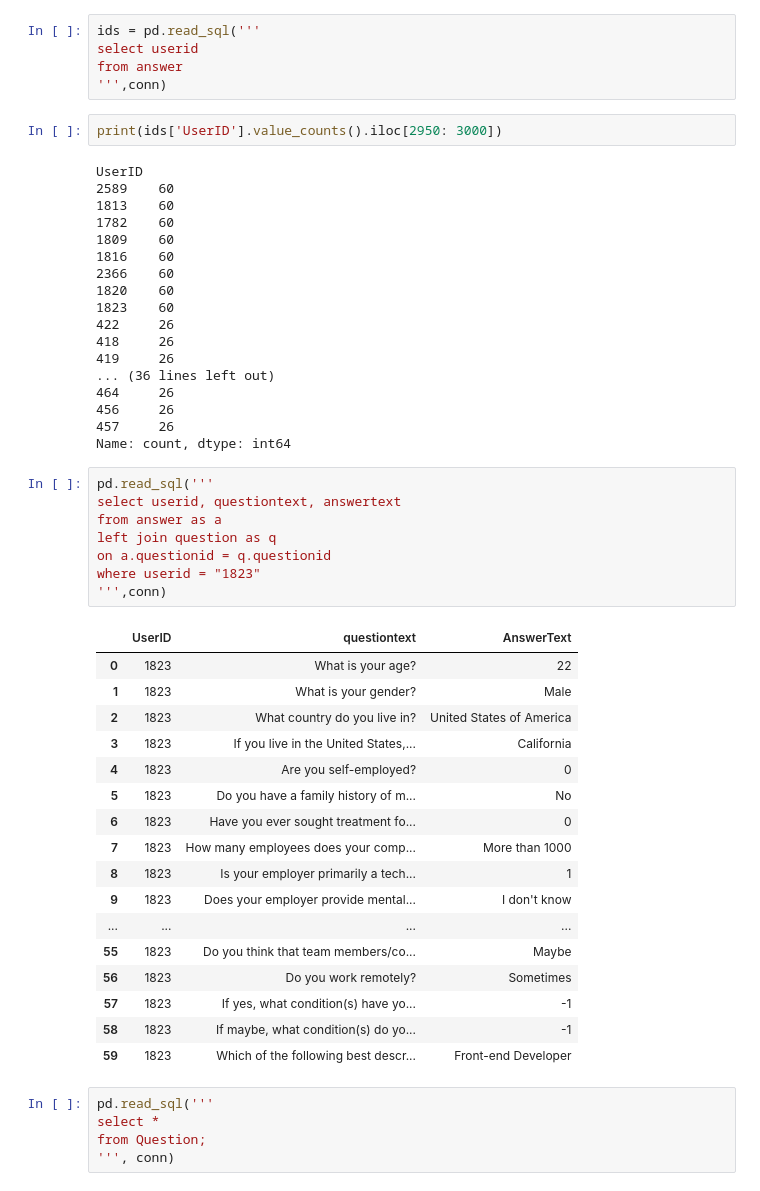
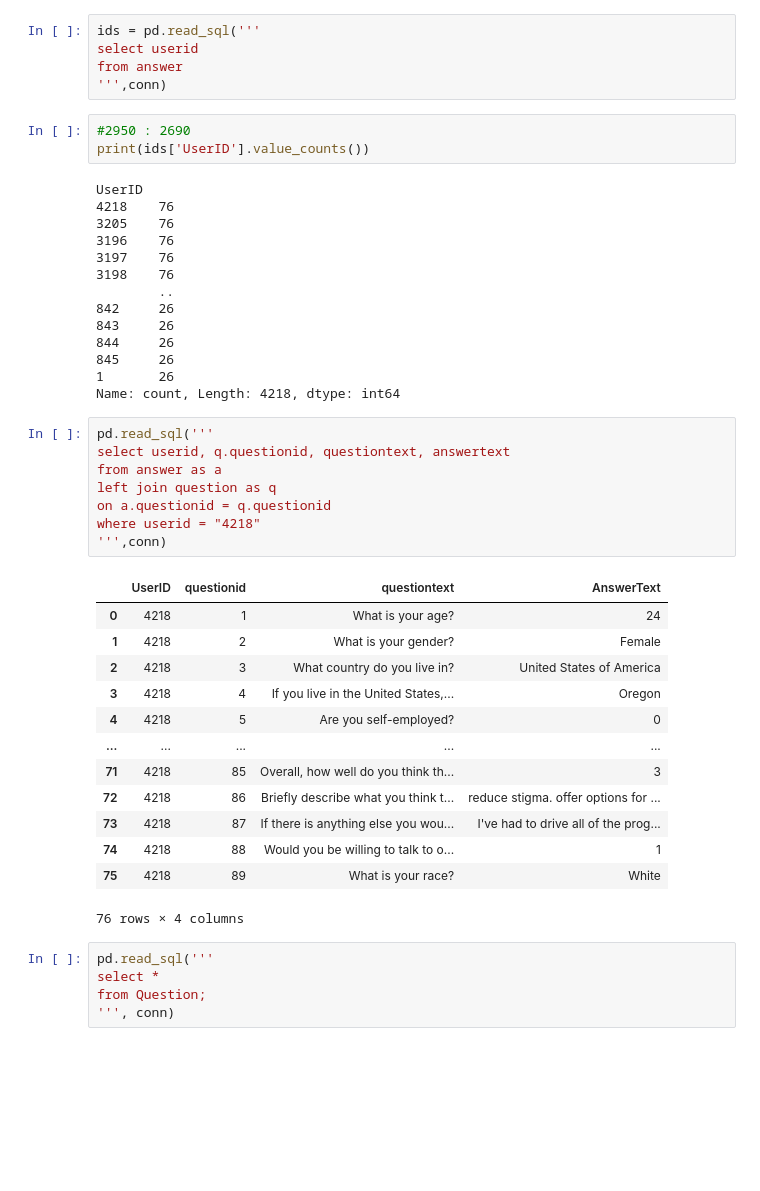
Before and after one commit to Djohnson1313/mental_health_sql, a Jupyter notebook: mental_health_analysis.ipynb, the cells around one changed output. Saved outputs shown, nothing was run; the diff lists cells and outputs as text; blank space fills up the shorter version.

```diff
--- a/mental_health_analysis.ipynb
+++ b/mental_health_analysis.ipynb
@@ -121,51 +122,44 @@ select userid
 from answer
 ''',conn)
 # %%
-print(ids['UserID'].value_counts().iloc[2950: 3000])
+#2950 : 2690
+print(ids['UserID'].value_counts())
 # %% [output]
 UserID
-2589    60
-1813    60
-1782    60
-1809    60
-1816    60
-2366    60
-1820    60
-1823    60
-422     26
-418     26
-419     26
-... (36 lines left out)
-464     26
-456     26
-457     26
-Name: count, dtype: int64
+4218    76
+3205    76
+3196    76
+3197    76
+3198    76
+        ..
+842     26
+843     26
+844     26
+845     26
+1       26
+Name: count, Length: 4218, dtype: int64
 # %%
 pd.read_sql('''
-select userid, questiontext, answertext
+select userid, q.questionid, questiontext, answertext
 from answer as a
 left join question as q
 on a.questionid = q.questionid
-where userid = "1823"
+where userid = "4218"
 ''',conn)
 # %% [output]
-|  | UserID | questiontext | AnswerText |
-| 0 | 1823 | What is your age? | 22 |
-| 1 | 1823 | What is your gender? | Male |
-| 2 | 1823 | What country do you live in? | United States of America |
-| 3 | 1823 | If you live in the United States,... | California |
-| 4 | 1823 | Are you self-employed? | 0 |
-| 5 | 1823 | Do you have a family history of m... | No |
-| 6 | 1823 | Have you ever sought treatment fo... | 0 |
-| 7 | 1823 | How many employees does your comp... | More than 1000 |
-| 8 | 1823 | Is your employer primarily a tech... | 1 |
-| 9 | 1823 | Does your employer provide mental... | I don't know |
-| ... | ... | ... | ... |
-| 55 | 1823 | Do you think that team members/co... | Maybe |
-| 56 | 1823 | Do you work remotely? | Sometimes |
-| 57 | 1823 | If yes, what condition(s) have yo... | -1 |
-| 58 | 1823 | If maybe, what condition(s) do yo... | -1 |
-| 59 | 1823 | Which of the following best descr... | Front-end Developer |
+|  | UserID | questionid | questiontext | AnswerText |
+| 0 | 4218 | 1 | What is your age? | 24 |
+| 1 | 4218 | 2 | What is your gender? | Female |
+| 2 | 4218 | 3 | What country do you live in? | United States of America |
+| 3 | 4218 | 4 | If you live in the United States,... | Oregon |
+| 4 | 4218 | 5 | Are you self-employed? | 0 |
+| ... | ... | ... | ... | ... |
+| 71 | 4218 | 85 | Overall, how well do you think th... | 3 |
+| 72 | 4218 | 86 | Briefly describe what you think t... | reduce stigma. offer options for ... |
+| 73 | 4218 | 87 | If there is anything else you wou... | I've had to drive all of the prog... |
+| 74 | 4218 | 88 | Would you be willing to talk to o... | 1 |
+| 75 | 4218 | 89 | What is your race? | White |
+76 rows × 4 columns
 # %%
 pd.read_sql('''
 select *
```
Also changed, not shown: parts of 13 cells of this notebook.
